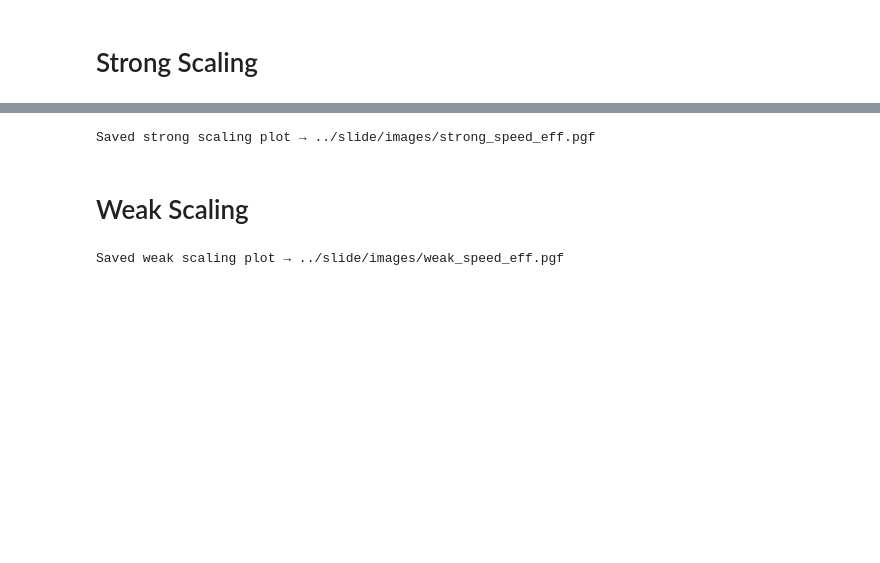
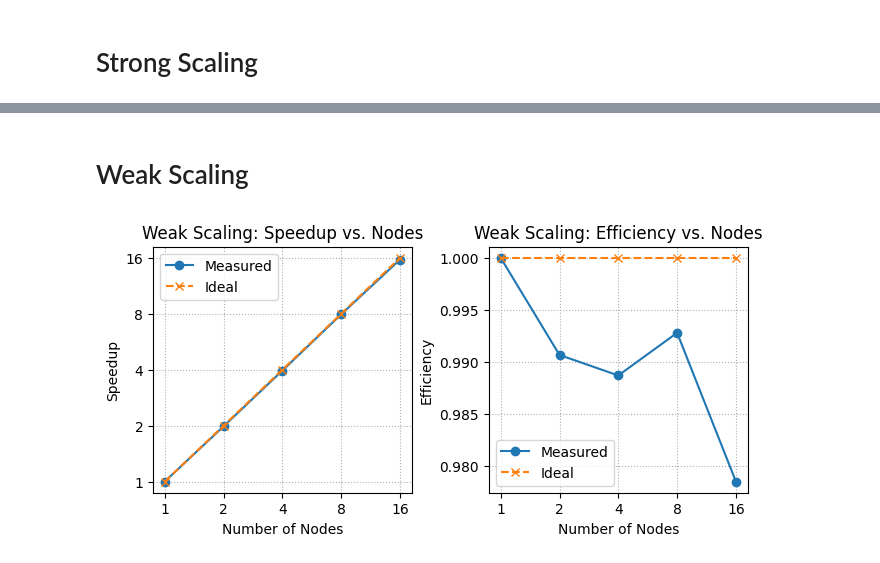
Before and after one commit to giovanni-lucarelli/HPC-assignment, a Jupyter notebook: plot/results.ipynb, the cells around one changed output, grey strips where cells are left out. Cells and saved outputs as stored; diff of their text form; code cells hidden in the pictures; blank space fills up the shorter version.

Commit message:
updated plots

```diff
--- a/plot/results.ipynb
+++ b/plot/results.ipynb
@@ -160,12 +133,3 @@ baseline_nodes = strong_df_sorted['nodes'].iloc[0]
 
 strong_df_sorted['speedup'] = baseline_time / strong_df_sorted['total_time']
 strong_df_sorted['efficiency'] = strong_df_sorted['speedup'] / (strong_df_sorted['nodes'] / baseline_nodes)
-
-plot_scaling(
-    df=strong_df_sorted,
-    baseline_nodes=baseline_nodes,
-    output_path="../slide/images/strong_speed_eff.pgf",
-    title_prefix="Strong"
-)
-# %% [output]
-Saved strong scaling plot → ../slide/images/strong_speed_eff.pgf
@@ -172,21 +158,34 @@ Saved strong scaling plot → ../slide/images/strong_speed_eff.pgf
+# %%
+
+plt.style.use("default")
+plt.rcParams['text.usetex'] = False
+fig, axes = make_scaling_figure(strong_df_sorted, baseline_nodes, "Strong")
+plt.show()
+
+with plt.style.context("slide.mplstyle"):
+    fig, axes = make_scaling_figure(strong_df_sorted, baseline_nodes, "Strong")
+    fig.savefig("../slide/images/strong_speed_eff.pgf",
+                bbox_inches="tight", pad_inches=0.02)
 # %% [markdown]
 # Weak Scaling
 # %%
 NAME = 'weak.csv'
 weak_df = pd.read_csv(DATA_DIR / NAME)
 weak_df_sorted = weak_df.sort_values(by='nodes')
+baseline_nodes = weak_df_sorted['nodes'].iloc[0]
+baseline_time = weak_df_sorted['total_time'].iloc[0]
+weak_df_sorted['efficiency'] = baseline_time / weak_df_sorted['total_time']
+weak_df_sorted['speedup'] = weak_df_sorted['efficiency'] * weak_df_sorted['nodes']  # optional for completeness
+
+with plt.style.context("default"):
+    plt.rcParams['text.usetex'] = False
+    fig, axes = make_scaling_figure(weak_df_sorted, baseline_nodes, "Weak")
+    plt.show()
+
+# with plt.style.context("slide.mplstyle"):
+#     fig, axes = make_scaling_figure(weak_df_sorted, baseline_nodes, "Weak")
+#     fig.savefig("../slide/images/weak_speed_eff.pgf",
+#                 bbox_inches="tight", pad_inches=0.02)
+# %% [output]
+[figure, added]
-# %%
-baseline_nodes = weak_df_sorted['nodes'].iloc[0]
-baseline_time = weak_df_sorted['total_time'].iloc[0]
-weak_df_sorted['efficiency'] = baseline_time / weak_df_sorted['total_time']
-weak_df_sorted['speedup'] = weak_df_sorted['efficiency'] * weak_df_sorted['nodes']  # optional for completeness
-
-plot_scaling(
-    df=weak_df_sorted,
-    baseline_nodes=baseline_nodes,
-    output_path="../slide/images/weak_speed_eff.pgf",
-    title_prefix="Weak"
-)
-# %% [output]
-Saved weak scaling plot → ../slide/images/weak_speed_eff.pgf
 # %%
```
Also changed, not shown: parts of 11 cells of this notebook, 9 other files.
